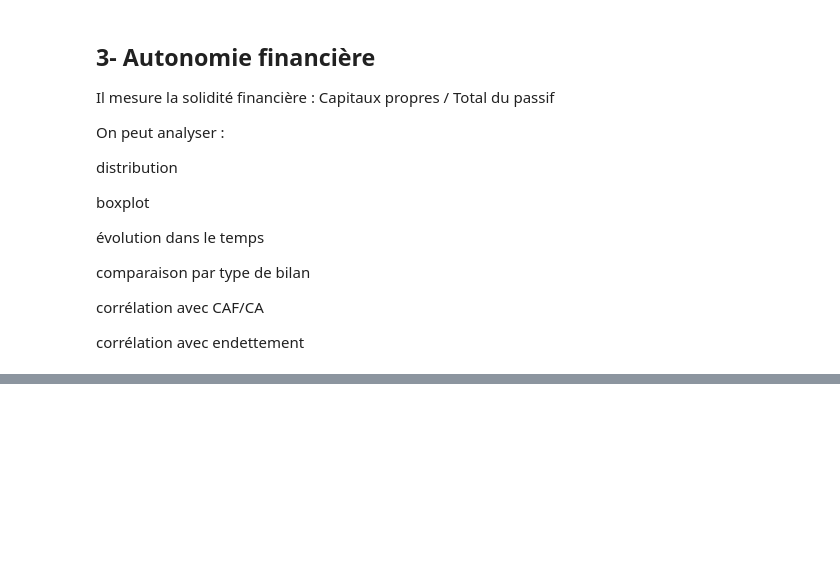
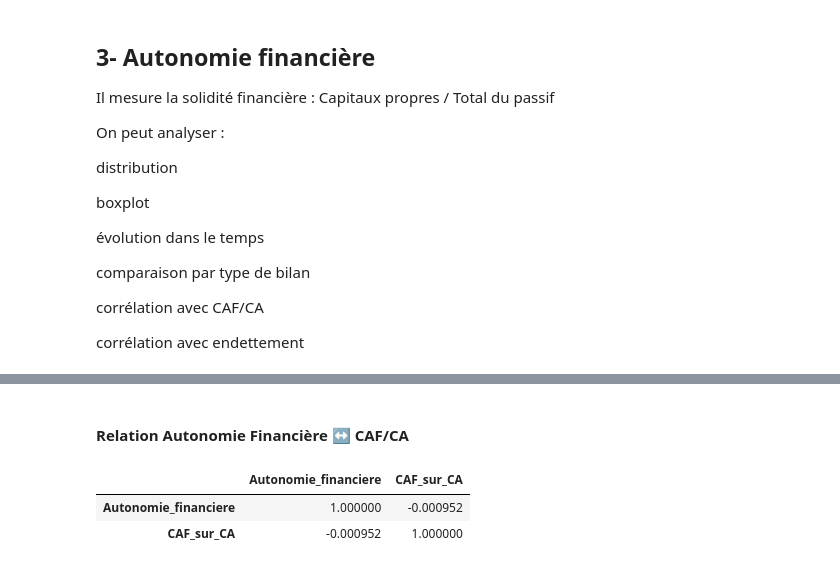
Before and after one commit to khelifaYacine/signaux-faibles-finance, a Jupyter notebook: 01_exploration.ipynb, the cells around one changed output, grey strips where cells are left out. Saved outputs shown, nothing was run; the diff lists cells and outputs as text; code cells hidden in the pictures; blank space fills up the shorter version.

```diff
--- a/01_exploration.ipynb
+++ b/01_exploration.ipynb
@@ -480,0 +528,8 @@ corrélation avec endettement
+# %% [markdown]
+#### Relation Autonomie Financière ↔ CAF/CA
+# %%
+df_auto[["Autonomie_financiere", "CAF_sur_CA"]].corr()
+# %% [output]
+|  | Autonomie_financiere | CAF_sur_CA |
+| Autonomie_financiere | 1.000000 | -0.000952 |
+| CAF_sur_CA | -0.000952 | 1.000000 |
```
Also changed, not shown: parts of 8 cells of this notebook.
